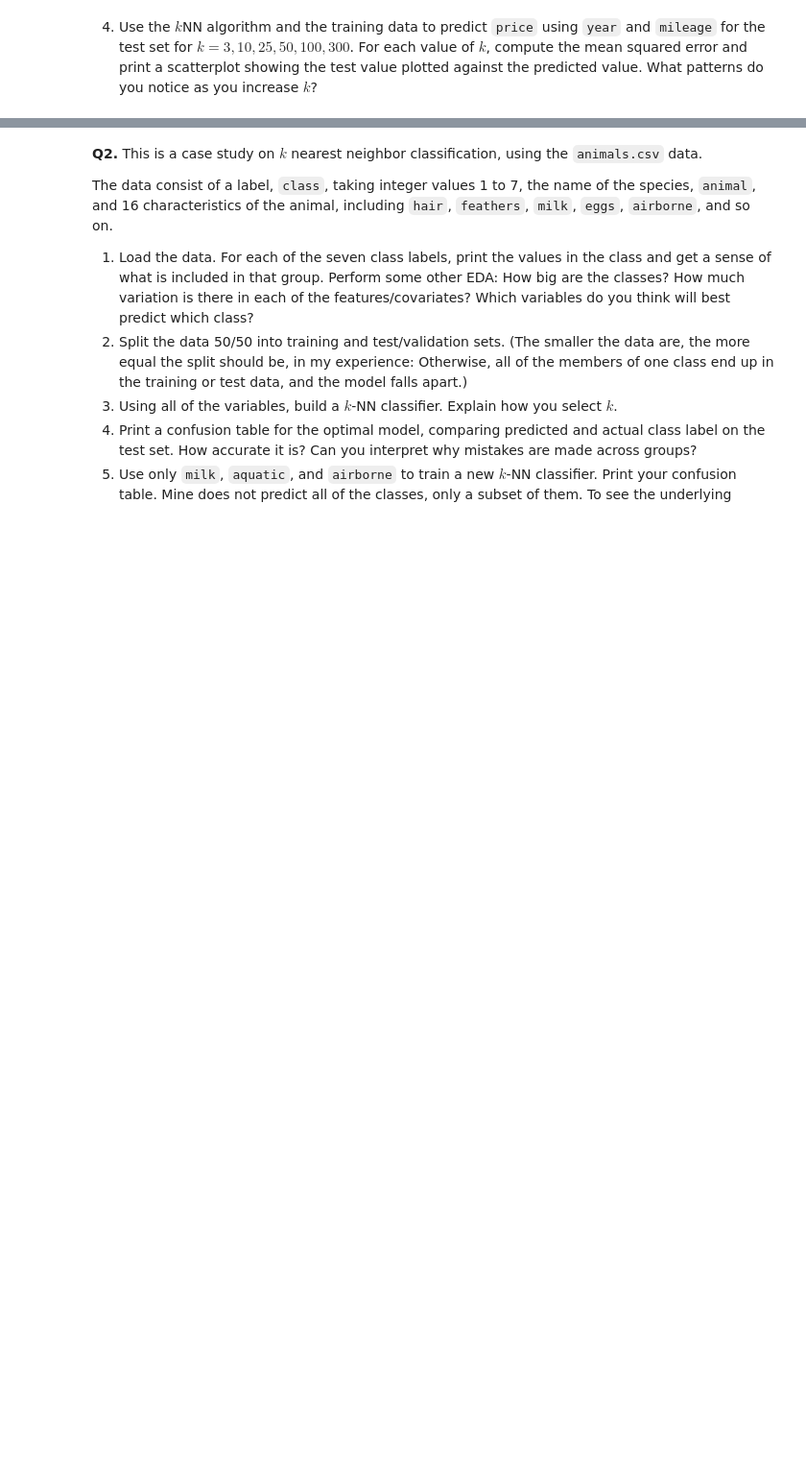
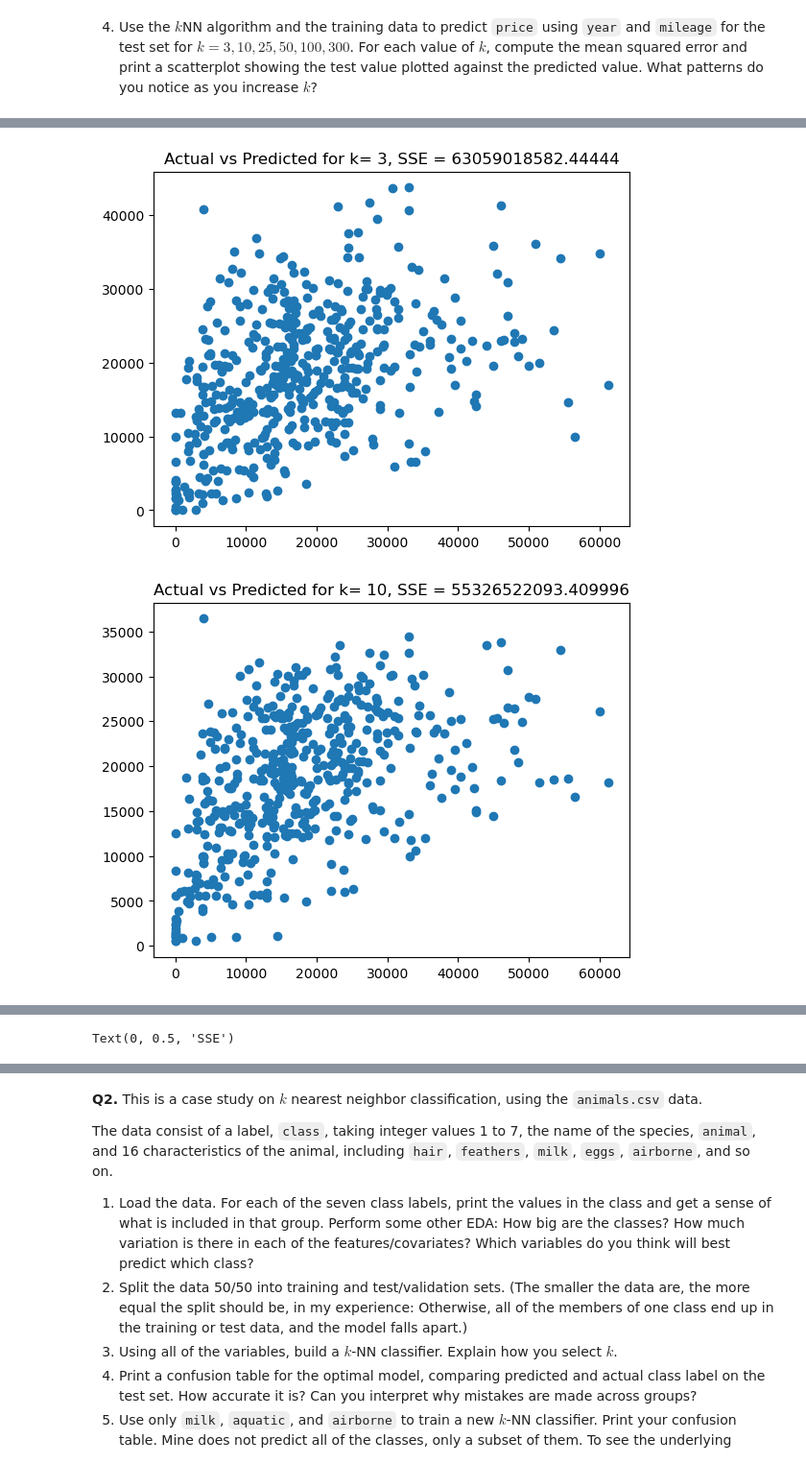
Before and after one commit to evaterry4/knn, a Jupyter notebook: assignment_knn.ipynb, the cells around one changed output, grey strips where cells are left out. Shown: that part at 96% size. Cells and saved outputs as stored; diff of their text form; code cells hidden in the pictures; blank space fills up the shorter version.

```diff
--- a/assignment_knn.ipynb
+++ b/assignment_knn.ipynb
@@ -101,8 +120,21 @@ from sklearn.neighbors import KNeighborsRegressor
 # %%
-def knn_reg(k, X, y):
-    model = KNeighborsRegressor(n_neighbors=k) # Create a sk model for k=3
-    fitted_model = model.fit(X,y) # Train the model on our data
+k_vals = [3, 10, 25, 50, 100, 300]
+sse_list = []
+for k in k_vals:
+    knn = KNeighborsRegressor(n_neighbors=k)
+    knn.fit(X_train, y_train)
+    predictions = knn.predict(X_test)
+    sse = np.sum((y_test-predictions)**2)
+    sse_list.append(sse)
 
-k_vals = [3, 10, 25, 50, 100, 300]
-for k in k_vals:
-    knn_reg(k, X, y)
+    plot, axes = plt.subplots()
+    plt.scatter(y_test,predictions)
+    plt.title('Actual vs Predicted for k= '+str(k)+', SSE = '+str(sse))
+    plt.show()
+
+plt.plot(k_vals, sse_list)
+plt.xlabel('k')
+plt.ylabel('SSE')
+# %% [output]
+[figure, added]
+[figure, added]
@@ -108,0 +145 @@ for k in k_vals:
+Text(0, 0.5, 'SSE')
```
Also changed, not shown: parts of 11 cells of this notebook.
